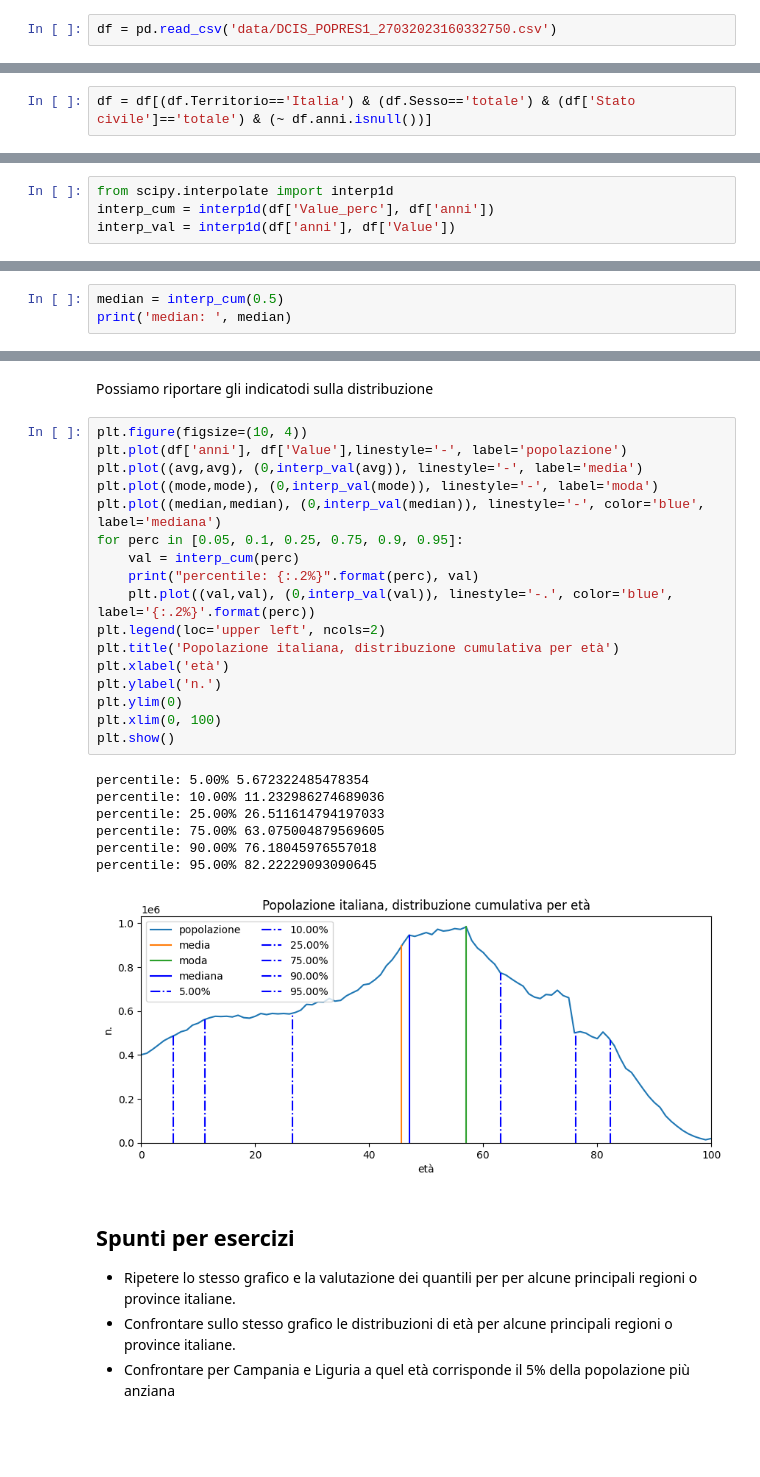
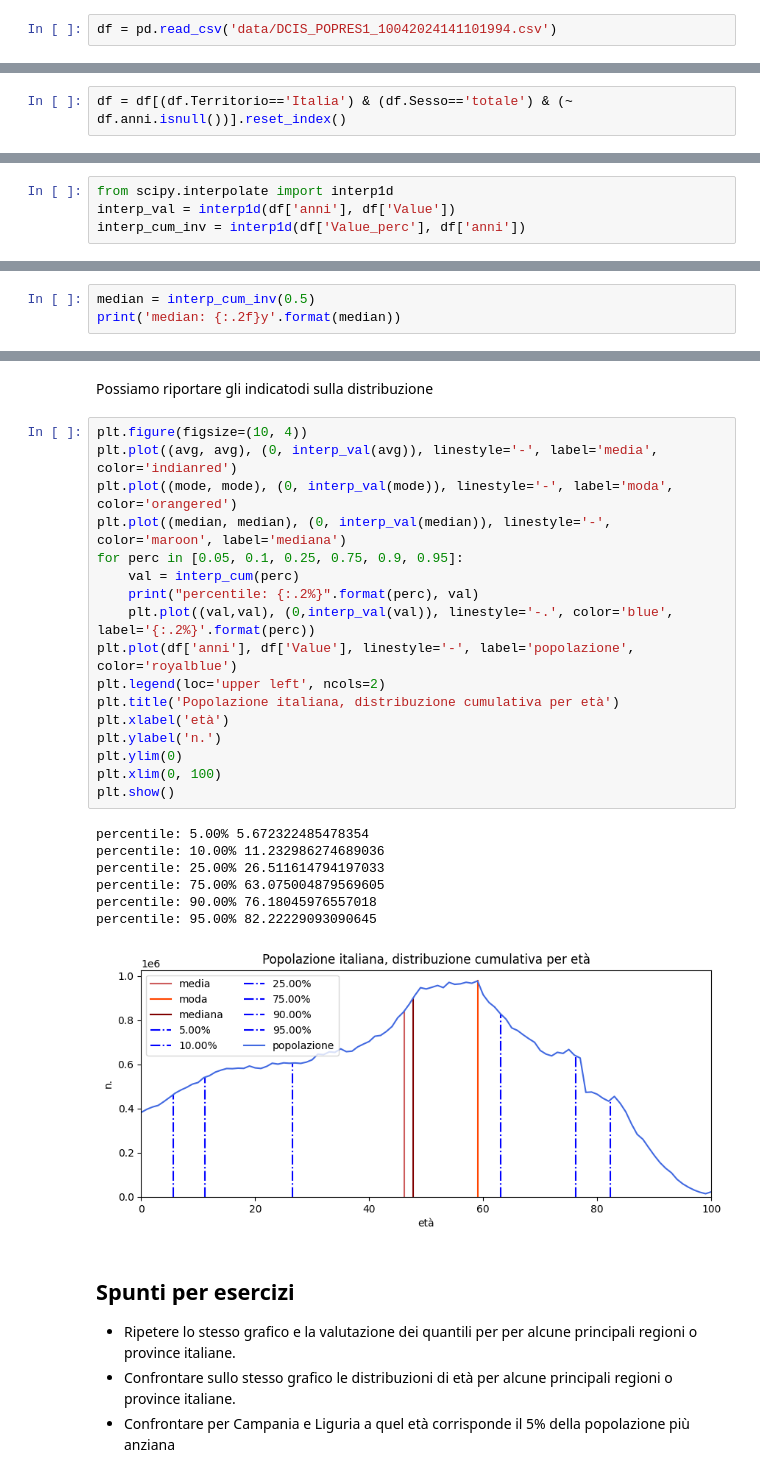
Before and after one commit to lucalista/analisi-dati-2024, a Jupyter notebook: 07.01.00__ISTAT_Popolazione_italiana.ipynb, the cells around one changed output, grey strips where cells are left out. Saved outputs shown, nothing was run; the diff lists cells and outputs as text; blank space fills up the shorter version.

````diff
--- a/07.01.00__ISTAT_Popolazione_italiana.ipynb
+++ b/07.01.00__ISTAT_Popolazione_italiana.ipynb
@@ -9,7 +9,7 @@ import pandas as pd
 import matplotlib.pyplot as plt
 import numpy as np
 # %%
-df = pd.read_csv('data/DCIS_POPRES1_27032023160332750.csv')
+df = pd.read_csv('data/DCIS_POPRES1_10042024141101994.csv')
 # %%
 df
 # %% [output]
@@ -69,4 +73,4 @@ sorted(df.Territorio.unique())
 df['anni'] = pd.to_numeric(df.ETA1.str.replace('Y','').str.replace('_GE', ''), errors='coerce')
 df = df.sort_values(by=['anni'])
 # %%
-df = df[(df.Territorio=='Italia') & (df.Sesso=='totale') & (df['Stato civile']=='totale') & (~ df.anni.isnull())]
+df = df[(df.Territorio=='Italia') & (df.Sesso=='totale') & (~ df.anni.isnull())].reset_index()
@@ -103,11 +123,11 @@
 Possiamo facilmente invertire la distribuzione cumulativa usando il campo ```Value_perc``` come asse $x$.
 # %%
 from scipy.interpolate import interp1d
-interp_cum = interp1d(df['Value_perc'], df['anni'])
 interp_val = interp1d(df['anni'], df['Value'])
+interp_cum_inv = interp1d(df['Value_perc'], df['anni'])
 # %% [markdown]
 La mediana è semplicemente il 50° percentile della cumulativa:
 # %%
-median = interp_cum(0.5)
-print('median: ', median)
+median = interp_cum_inv(0.5)
+print('median: {:.2f}y'.format(median))
 # %% [output]
@@ -134,29 +154,29 @@ average: 45.69, median: 47.02, mode: 57.00
 Possiamo riportare gli indicatodi sulla distribuzione
 # %%
 plt.figure(figsize=(10, 4))
-plt.plot(df['anni'], df['Value'],linestyle='-', label='popolazione')
-plt.plot((avg,avg), (0,interp_val(avg)), linestyle='-', label='media')
-plt.plot((mode,mode), (0,interp_val(mode)), linestyle='-', label='moda')
-plt.plot((median,median), (0,interp_val(median)), linestyle='-', color='blue', label='mediana')
+plt.plot((avg, avg), (0, interp_val(avg)), linestyle='-', label='media', color='indianred')
+plt.plot((mode, mode), (0, interp_val(mode)), linestyle='-', label='moda', color='orangered')
+plt.plot((median, median), (0, interp_val(median)), linestyle='-', color='maroon', label='mediana')
 for perc in [0.05, 0.1, 0.25, 0.75, 0.9, 0.95]:
     val = interp_cum(perc)
     print("percentile: {:.2%}".format(perc), val)
     plt.plot((val,val), (0,interp_val(val)), linestyle='-.', color='blue', label='{:.2%}'.format(perc))
+plt.plot(df['anni'], df['Value'], linestyle='-', label='popolazione', color='royalblue')
 plt.legend(loc='upper left', ncols=2)
 plt.title('Popolazione italiana, distribuzione cumulativa per età')
 plt.xlabel('età')
 plt.ylabel('n.')
 plt.ylim(0)
 plt.xlim(0, 100)
 plt.show()
 # %% [output]
 percentile: 5.00% 5.672322485478354
 percentile: 10.00% 11.232986274689036
 percentile: 25.00% 26.511614794197033
 percentile: 75.00% 63.075004879569605
 percentile: 90.00% 76.18045976557018
 percentile: 95.00% 82.22229093090645
-[figure, old version]
+[figure, new version]
 # %% [markdown]
 ## Spunti per esercizi
 
````
Also changed, not shown: parts of 9 cells of this notebook, 1 other file.
